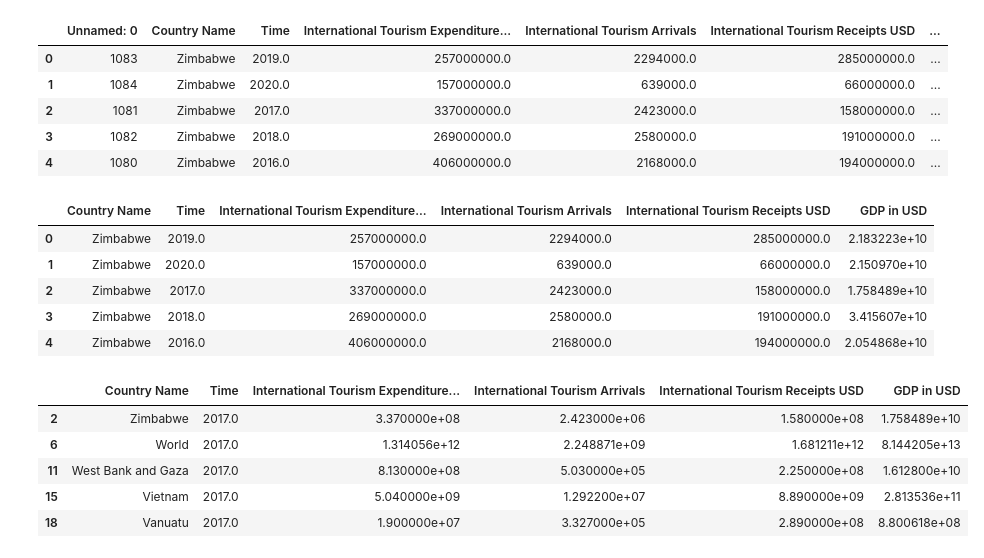
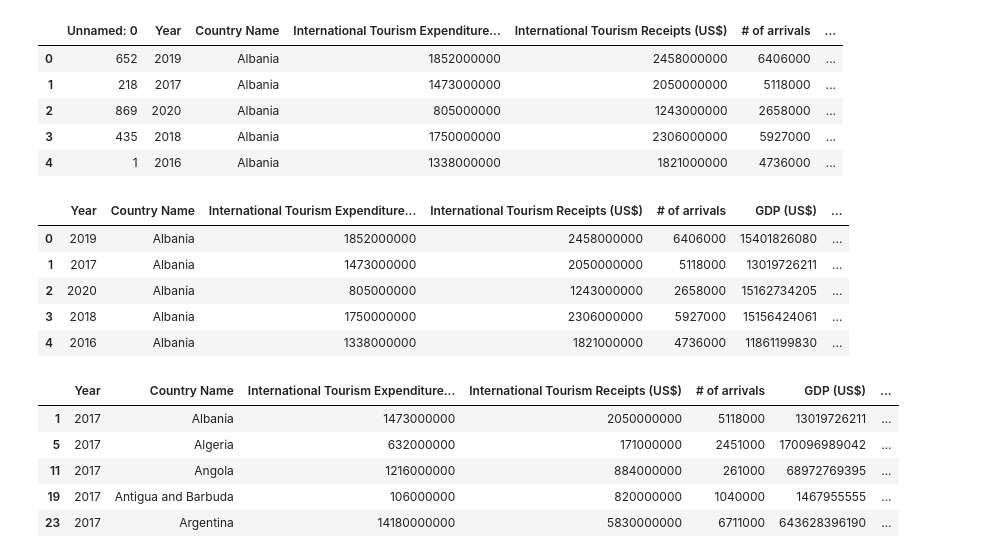
Before and after one commit to Cameron762/Project-1-11, a Jupyter notebook: Jupyter/2017.ipynb, the cells around one changed output. Saved outputs shown, nothing was run; the diff lists cells and outputs as text; code cells hidden in the pictures.

```diff
--- a/Jupyter/2017.ipynb
+++ b/Jupyter/2017.ipynb
@@ -6,31 +7,31 @@ import matplotlib.pyplot as plt
 # %%
-file = Path("../Resources/cleandata.csv")
+file = Path("../Resources/clean3data.csv")
 df = pd.read_csv(file)
 df.head()
 # %% [output]
-|  | Unnamed: 0 | Country Name | Time | International Tourism Expenditure... | International Tourism Arrivals | International Tourism Receipts USD | ... |
-| 0 | 1083 | Zimbabwe | 2019.0 | 257000000.0 | 2294000.0 | 285000000.0 | ... |
-| 1 | 1084 | Zimbabwe | 2020.0 | 157000000.0 | 639000.0 | 66000000.0 | ... |
-| 2 | 1081 | Zimbabwe | 2017.0 | 337000000.0 | 2423000.0 | 158000000.0 | ... |
-| 3 | 1082 | Zimbabwe | 2018.0 | 269000000.0 | 2580000.0 | 191000000.0 | ... |
-| 4 | 1080 | Zimbabwe | 2016.0 | 406000000.0 | 2168000.0 | 194000000.0 | ... |
+|  | Unnamed: 0 | Year | Country Name | International Tourism Expenditure... | International Tourism Receipts (US$) | # of arrivals | ... |
+| 0 | 652 | 2019 | Albania | 1852000000 | 2458000000 | 6406000 | ... |
+| 1 | 218 | 2017 | Albania | 1473000000 | 2050000000 | 5118000 | ... |
+| 2 | 869 | 2020 | Albania | 805000000 | 1243000000 | 2658000 | ... |
+| 3 | 435 | 2018 | Albania | 1750000000 | 2306000000 | 5927000 | ... |
+| 4 | 1 | 2016 | Albania | 1338000000 | 1821000000 | 4736000 | ... |
 # %%
 drop = df.drop(["Unnamed: 0"],axis = 1)
 drop.head()
 # %% [output]
-|  | Country Name | Time | International Tourism Expenditure... | International Tourism Arrivals | International Tourism Receipts USD | GDP in USD |
-| 0 | Zimbabwe | 2019.0 | 257000000.0 | 2294000.0 | 285000000.0 | 2.183223e+10 |
-| 1 | Zimbabwe | 2020.0 | 157000000.0 | 639000.0 | 66000000.0 | 2.150970e+10 |
-| 2 | Zimbabwe | 2017.0 | 337000000.0 | 2423000.0 | 158000000.0 | 1.758489e+10 |
-| 3 | Zimbabwe | 2018.0 | 269000000.0 | 2580000.0 | 191000000.0 | 3.415607e+10 |
-| 4 | Zimbabwe | 2016.0 | 406000000.0 | 2168000.0 | 194000000.0 | 2.054868e+10 |
+|  | Year | Country Name | International Tourism Expenditure... | International Tourism Receipts (US$) | # of arrivals | GDP (US$) | ... |
+| 0 | 2019 | Albania | 1852000000 | 2458000000 | 6406000 | 15401826080 | ... |
+| 1 | 2017 | Albania | 1473000000 | 2050000000 | 5118000 | 13019726211 | ... |
+| 2 | 2020 | Albania | 805000000 | 1243000000 | 2658000 | 15162734205 | ... |
+| 3 | 2018 | Albania | 1750000000 | 2306000000 | 5927000 | 15156424061 | ... |
+| 4 | 2016 | Albania | 1338000000 | 1821000000 | 4736000 | 11861199830 | ... |
 # %%
-dfwork = drop[(drop["Time"]>= 2017) & (drop["Time"] <= 2017)]
+dfwork = drop[(drop["Year"]>= 2017) & (drop["Year"] <= 2017)]
 dfwork.head()
 # %% [output]
-|  | Country Name | Time | International Tourism Expenditure... | International Tourism Arrivals | International Tourism Receipts USD | GDP in USD |
-| 2 | Zimbabwe | 2017.0 | 3.370000e+08 | 2.423000e+06 | 1.580000e+08 | 1.758489e+10 |
-| 6 | World | 2017.0 | 1.314056e+12 | 2.248871e+09 | 1.681211e+12 | 8.144205e+13 |
-| 11 | West Bank and Gaza | 2017.0 | 8.130000e+08 | 5.030000e+05 | 2.250000e+08 | 1.612800e+10 |
-| 15 | Vietnam | 2017.0 | 5.040000e+09 | 1.292200e+07 | 8.890000e+09 | 2.813536e+11 |
-| 18 | Vanuatu | 2017.0 | 1.900000e+07 | 3.327000e+05 | 2.890000e+08 | 8.800618e+08 |
+|  | Year | Country Name | International Tourism Expenditure... | International Tourism Receipts (US$) | # of arrivals | GDP (US$) | ... |
+| 1 | 2017 | Albania | 1473000000 | 2050000000 | 5118000 | 13019726211 | ... |
+| 5 | 2017 | Algeria | 632000000 | 171000000 | 2451000 | 170096989042 | ... |
+| 11 | 2017 | Angola | 1216000000 | 884000000 | 261000 | 68972769395 | ... |
+| 19 | 2017 | Antigua and Barbuda | 106000000 | 820000000 | 1040000 | 1467955555 | ... |
+| 23 | 2017 | Argentina | 14180000000 | 5830000000 | 6711000 | 643628396190 | ... |
```
Also changed, not shown: parts of 24 cells of this notebook, 1 other file.
